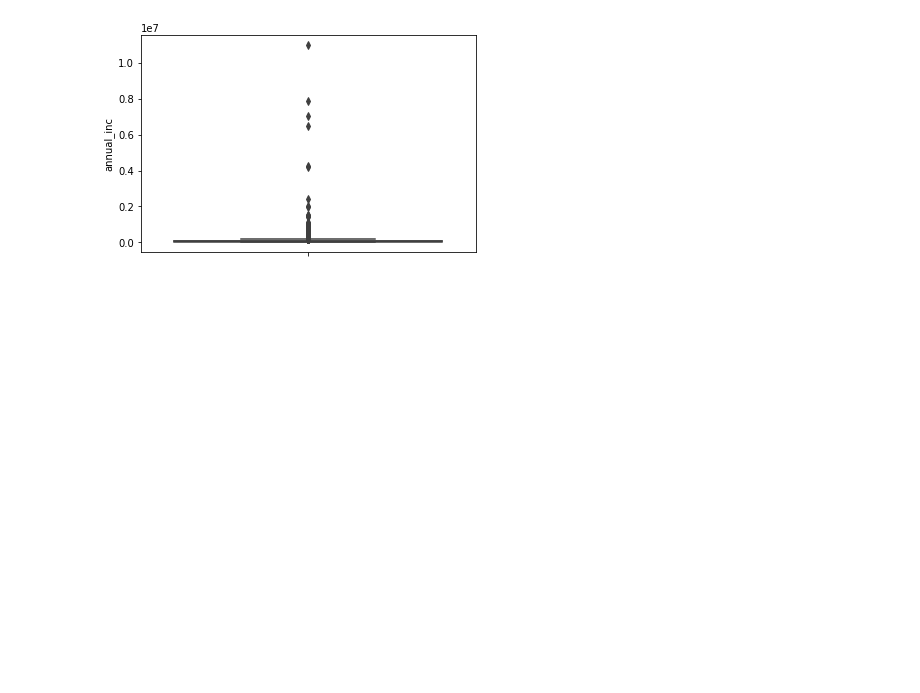
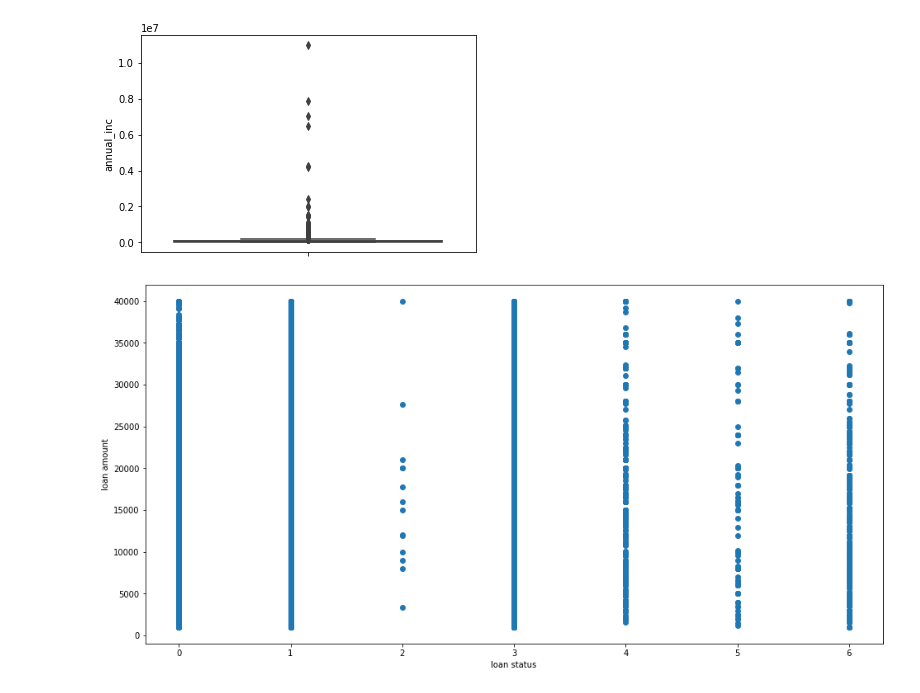
Before and after one commit to benafshapostwala/Data_Mining_CW, a Jupyter notebook: Data_Mining_CW2.ipynb, the cells around one changed output. Saved outputs shown, nothing was run; the diff lists cells and outputs as text; code cells hidden in the pictures; blank space fills up the shorter version.

```diff
--- a/Data_Mining_CW2.ipynb
+++ b/Data_Mining_CW2.ipynb
@@ -102,0 +109,5 @@ nul_vals
+# %%
+lending_data = lending_data.drop(['earliest_cr_line', 'issue_d', 'last_pymnt_d', 'next_pymnt_d', 'payment_plan_start_date', 'pymnt_plan'], axis=1)
+lending_data
+lending_data = lending_data.drop(['id'], axis=1)
+lending_data
@@ -102,0 +136,5 @@ nul_vals
+# %%
+#dropping all the columns or variables that have too many nan values, now we can encode the categorical variables
+lending_data = lending_data.drop(['annual_inc_joint', 'verification_status_joint', 'hardship_reason', 'hardship_type', 'hardship_status', 'dti_joint', 'mths_since_last_record', 'mths_since_last_major_derog', 'mths_since_recent_bc_dlq', 'mths_since_recent_inq', 'mths_since_last_delinq', 'mths_since_recent_revol_delinq', 'il_util', 'revol_bal_joint', 'deferral_term', 'hardship_amount', 'hardship_payoff_balance_amount', 'hardship_last_payment_amount', 'orig_projected_additional_accrued_interest'], axis=1)
+lending_data = lending_data.drop(['emp_title'], axis=1)
+lending_data
@@ -127,3 +266,12 @@ sns.boxplot(y=lending_data['annual_inc'])
 # %% [output]
 <matplotlib.axes._subplots.AxesSubplot at 0x...>
 [figure]
+# %%
+import matplotlib.pyplot as plt
+fig, ax = plt.subplots(figsize=(16,8))
+ax.scatter(lending_data['loan_status'], lending_data['loan_amnt'])
+ax.set_xlabel('loan status')
+ax.set_ylabel('loan amount')
+plt.show()
+# %% [output]
+[figure, added]
```
Also changed, not shown: parts of 13 cells of this notebook.
